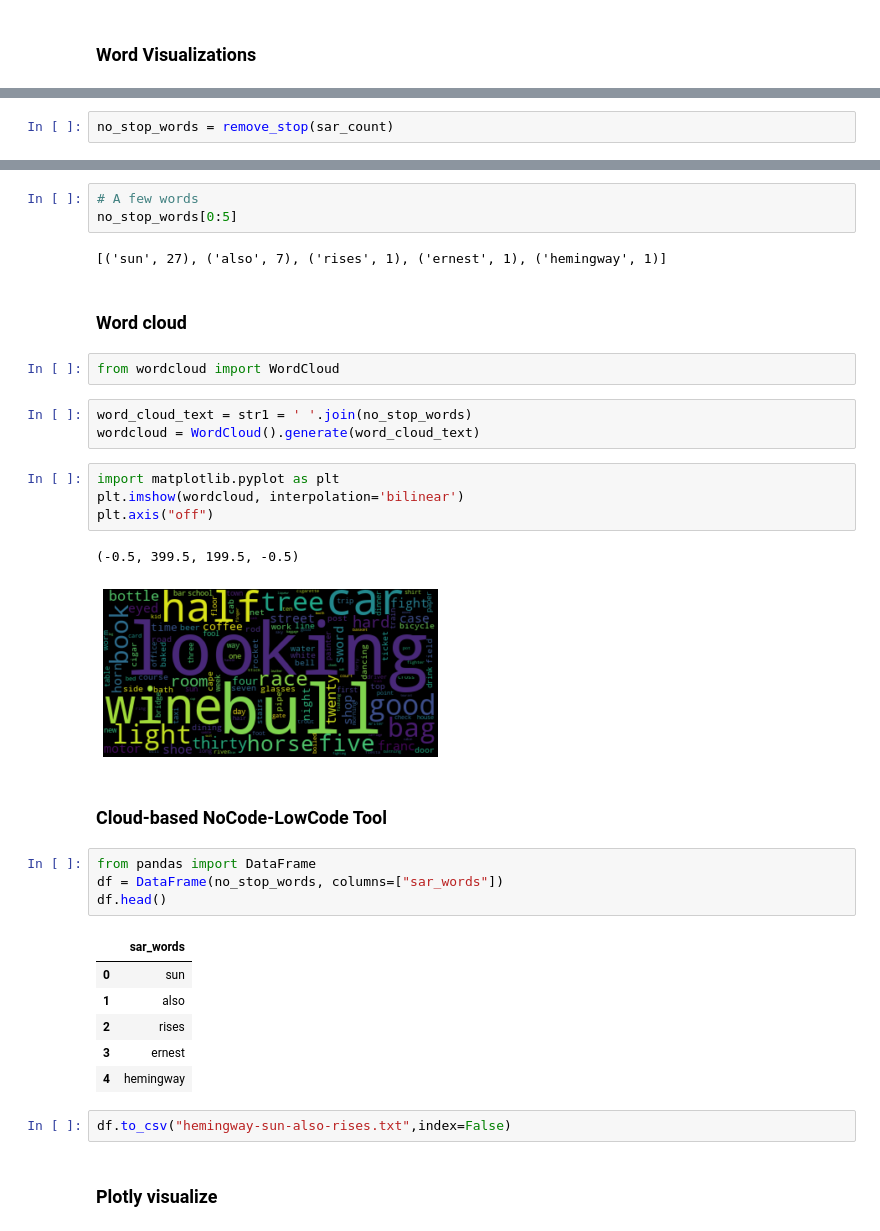
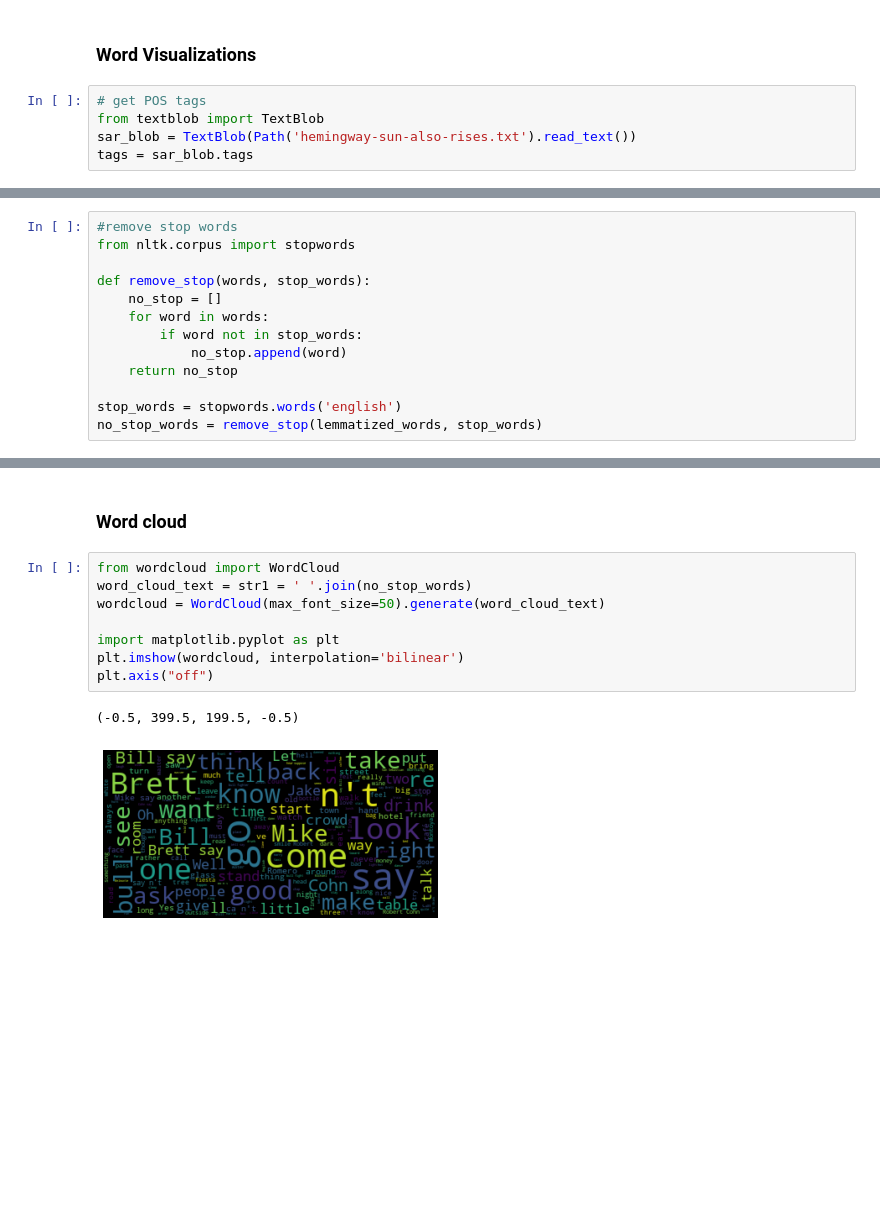
Before and after one commit to rw417/IDS-706-Data-Engineering, a Jupyter notebook: Project6_Text_EDA.ipynb, the cells around one changed output, grey strips where cells are left out. Saved outputs shown, nothing was run; the diff lists cells and outputs as text; blank space fills up the shorter version.

```diff
--- a/Project6_Text_EDA.ipynb
+++ b/Project6_Text_EDA.ipynb
@@ -35,3 +28,8 @@ sar_text = Path('hemingway-sun-also-rises.txt').read_text()
 ## EDA
 # %% [markdown]
 ### Word Visualizations
+# %%
+# get POS tags
+from textblob import TextBlob
+sar_blob = TextBlob(Path('hemingway-sun-also-rises.txt').read_text())
+tags = sar_blob.tags
@@ -70,2 +86,15 @@ sar_blob = TextBlob(Path('hemingway-sun-also-rises.txt').read_text())
+# %%
+#remove stop words
+from nltk.corpus import stopwords
+
+def remove_stop(words, stop_words):
+    no_stop = []
+    for word in words:
+        if word not in stop_words:
+            no_stop.append(word)
+    return no_stop
+
+stop_words = stopwords.words('english')
+no_stop_words = remove_stop(lemmatized_words, stop_words)
 # %%
 #without stop word removal
@@ -84,5 +104,3 @@ def remove_stop(words):
-# %%
-no_stop_words = remove_stop(sar_count)
 # %%
 #the stop words are removed
 len(no_stop_words)
@@ -91,36 +109,13 @@ len(no_stop_words)
-# %%
-# A few words
-no_stop_words[0:5]
-# %% [output]
-[('sun', 27), ('also', 7), ('rises', 1), ('ernest', 1), ('hemingway', 1)]
 # %% [markdown]
 ### Word cloud
-# %%
-from wordcloud import WordCloud
-# %%
-word_cloud_text = str1 = ' '.join(no_stop_words)
-wordcloud = WordCloud().generate(word_cloud_text)
 # %%
+from wordcloud import WordCloud
+word_cloud_text = str1 = ' '.join(no_stop_words)
+wordcloud = WordCloud(max_font_size=50).generate(word_cloud_text)
+
 import matplotlib.pyplot as plt
 plt.imshow(wordcloud, interpolation='bilinear')
 plt.axis("off")
 # %% [output]
 (-0.5, 399.5, 199.5, -0.5)
-[figure, old version]
+[figure, new version]
-# %% [markdown]
-### Cloud-based NoCode-LowCode Tool
-# %%
-from pandas import DataFrame
-df = DataFrame(no_stop_words, columns=["sar_words"])
-df.head()
-# %% [output]
-|  | sar_words |
-| 0 | sun |
-| 1 | also |
-| 2 | rises |
-| 3 | ernest |
-| 4 | hemingway |
-# %%
-df.to_csv("hemingway-sun-also-rises.txt",index=False)
-# %% [markdown]
-### Plotly visualize
```
Also changed, not shown: parts of 16 cells of this notebook.
